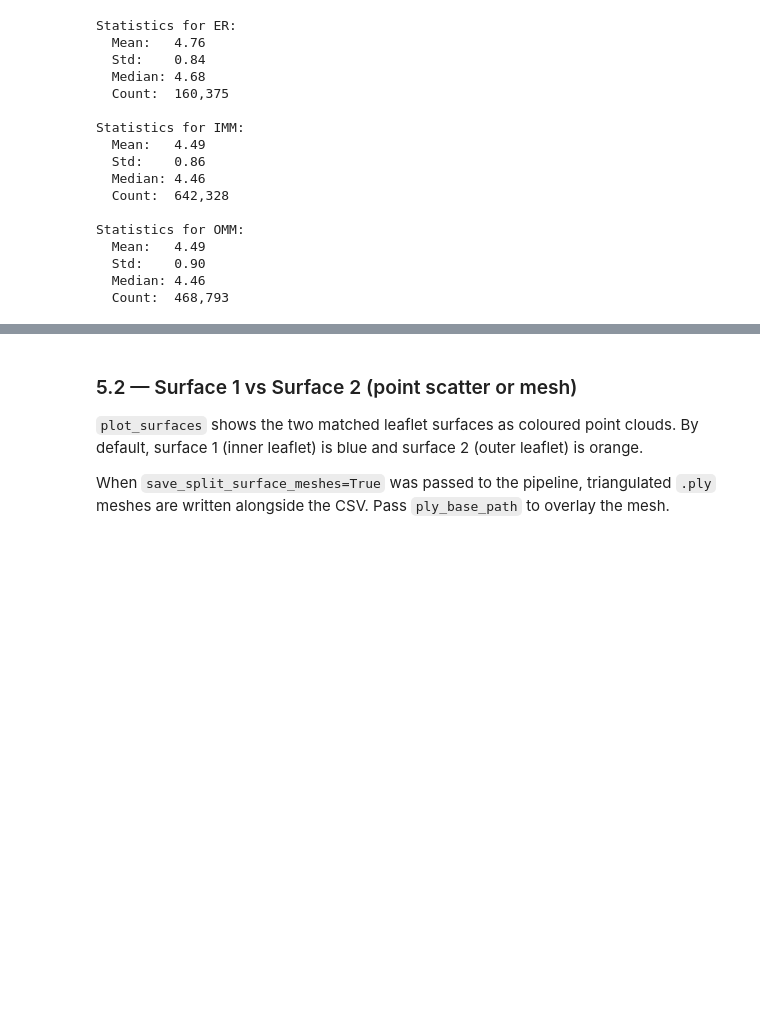
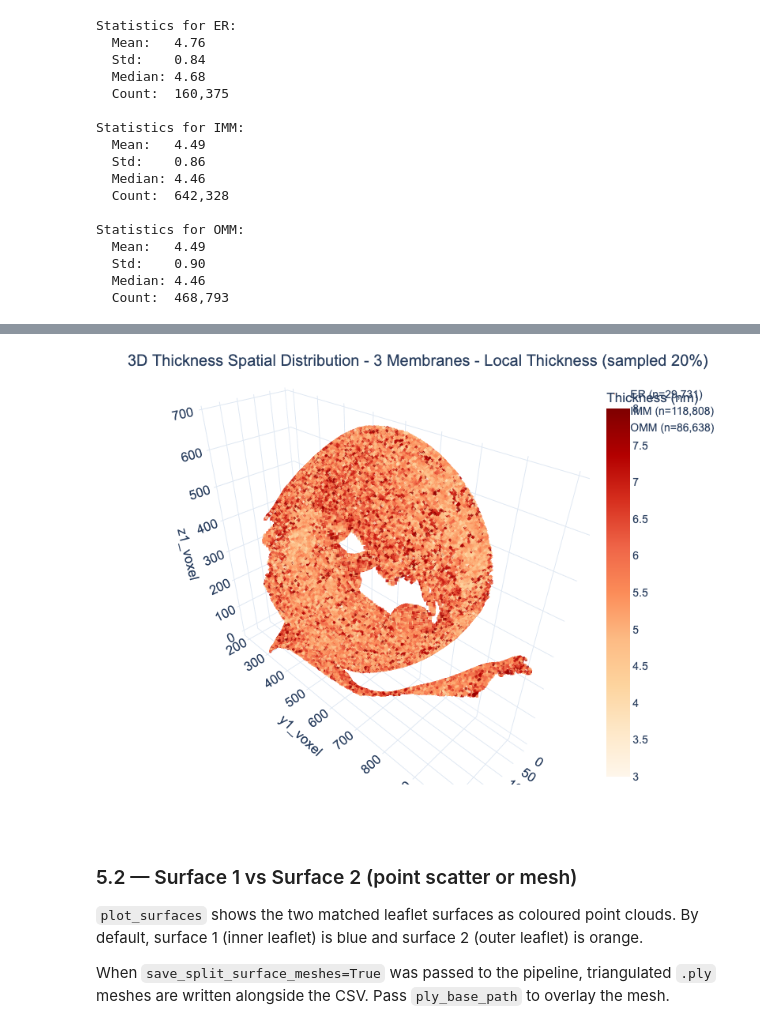
Before and after one commit to turonova/cryoCAT, a Jupyter notebook: docs/source/tutorials/membrane_thickness/memthick_analysis.ipynb, the cells around one changed output, grey strips where cells are left out. Cells and saved outputs as stored; diff of their text form; code cells hidden in the pictures; blank space fills up the shorter version.

```diff
--- a/docs/source/tutorials/membrane_thickness/memthick_analysis.ipynb
+++ b/docs/source/tutorials/membrane_thickness/memthick_analysis.ipynb
@@ -454,3 +459,4 @@ fig.write_html("plots/comparison_thickness_3d.html", include_plotlyjs="cdn")
 # %%
-IFrame("plots/comparison_thickness_3d.html", width=800, height=600)
+#IFrame("plots/comparison_thickness_3d.html", width=800, height=600)
+Image("plots/comparison_thickness_3d.png", width=800, height=600)
 # %% [output]
@@ -458,3 +463,4 @@ IFrame("plots/comparison_thickness_3d.html", width=800, height=600)
+[figure, added]
 # %% [markdown]
 ### 5.2 — Surface 1 vs Surface 2 (point scatter or mesh)
 
```
Also changed, not shown: parts of 39 cells of this notebook, 39 other files.
